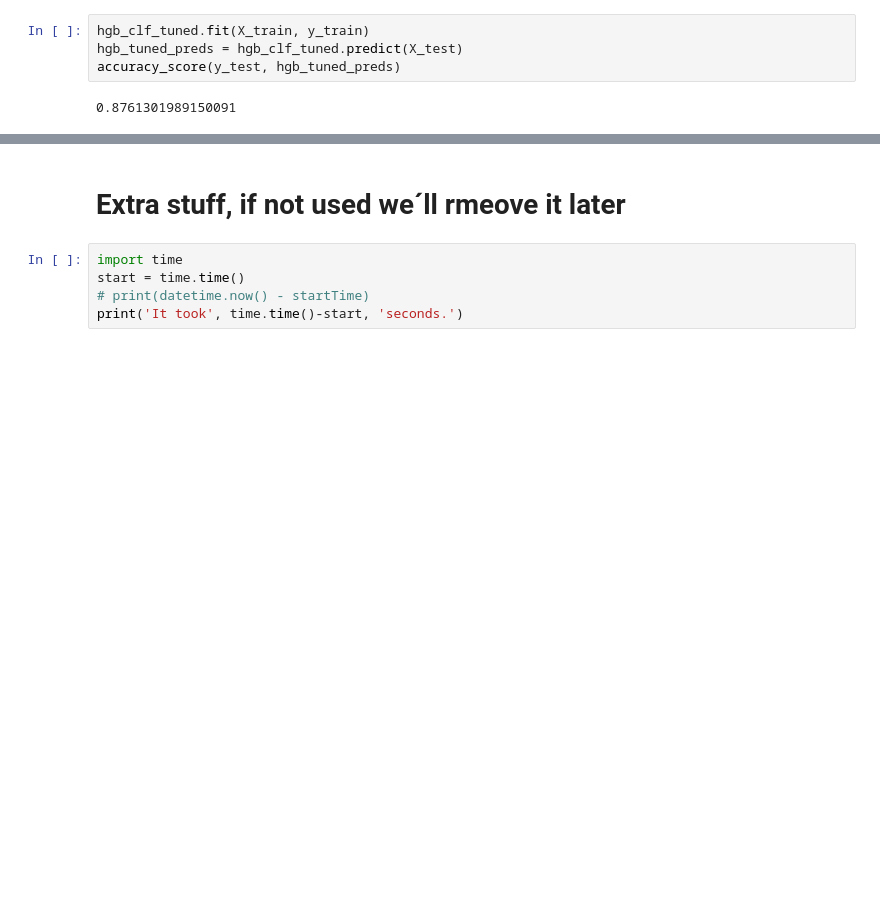
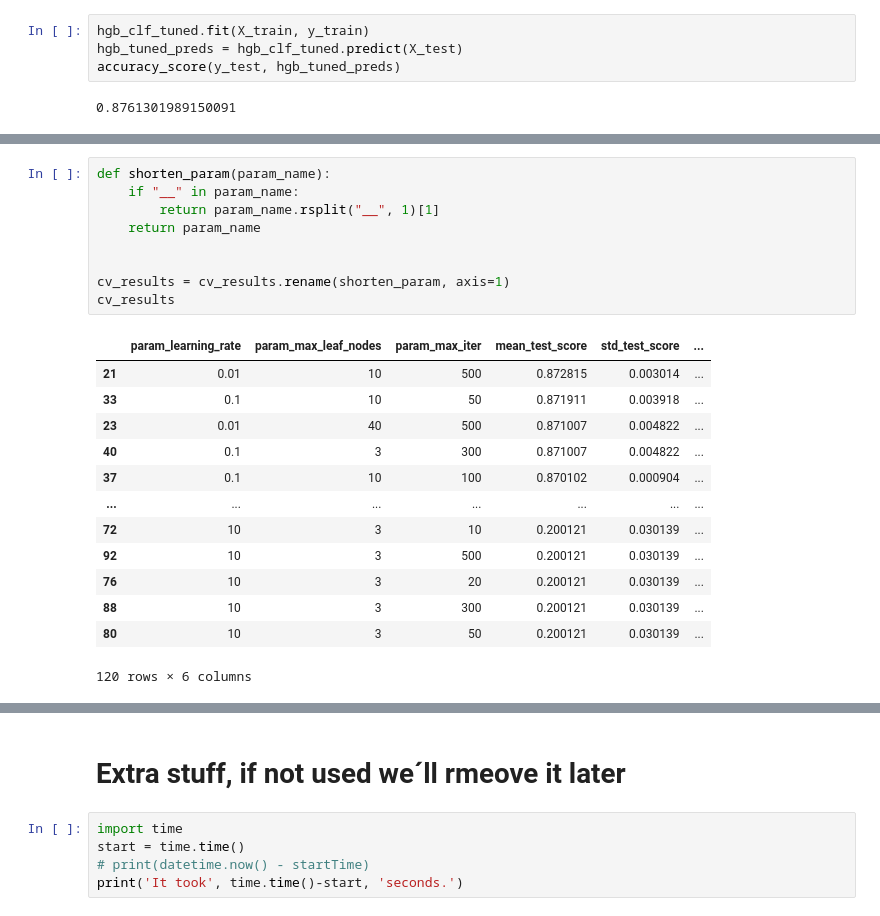
Before and after one commit to raguilarsoriano/eMergeEducation, a Jupyter notebook: Notebook 07_27_2023 2_11 am CT by Alicia .ipynb, the cells around one changed output, grey strips where cells are left out. Saved outputs shown, nothing was run; the diff lists cells and outputs as text; blank space fills up the shorter version.

```diff
--- a/Notebook 07_27_2023 2_11 am CT by Alicia .ipynb
+++ b/Notebook 07_27_2023 2_11 am CT by Alicia .ipynb
@@ -641,0 +667,23 @@ accuracy_score(y_test, hgb_tuned_preds)
+# %%
+def shorten_param(param_name):
+    if "__" in param_name:
+        return param_name.rsplit("__", 1)[1]
+    return param_name
+
+
+cv_results = cv_results.rename(shorten_param, axis=1)
+cv_results
+# %% [output]
+|  | param_learning_rate | param_max_leaf_nodes | param_max_iter | mean_test_score | std_test_score | ... |
+| 21 | 0.01 | 10 | 500 | 0.872815 | 0.003014 | ... |
+| 33 | 0.1 | 10 | 50 | 0.871911 | 0.003918 | ... |
+| 23 | 0.01 | 40 | 500 | 0.871007 | 0.004822 | ... |
+| 40 | 0.1 | 3 | 300 | 0.871007 | 0.004822 | ... |
+| 37 | 0.1 | 10 | 100 | 0.870102 | 0.000904 | ... |
+| ... | ... | ... | ... | ... | ... | ... |
+| 72 | 10 | 3 | 10 | 0.200121 | 0.030139 | ... |
+| 92 | 10 | 3 | 500 | 0.200121 | 0.030139 | ... |
+| 76 | 10 | 3 | 20 | 0.200121 | 0.030139 | ... |
+| 88 | 10 | 3 | 300 | 0.200121 | 0.030139 | ... |
+| 80 | 10 | 3 | 50 | 0.200121 | 0.030139 | ... |
+120 rows × 6 columns
```
Also changed, not shown: parts of 8 cells of this notebook.
